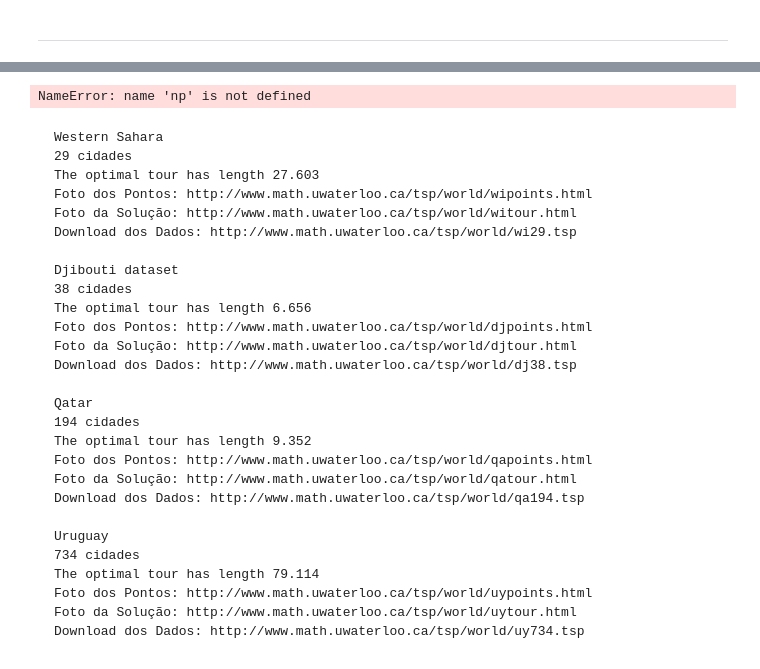
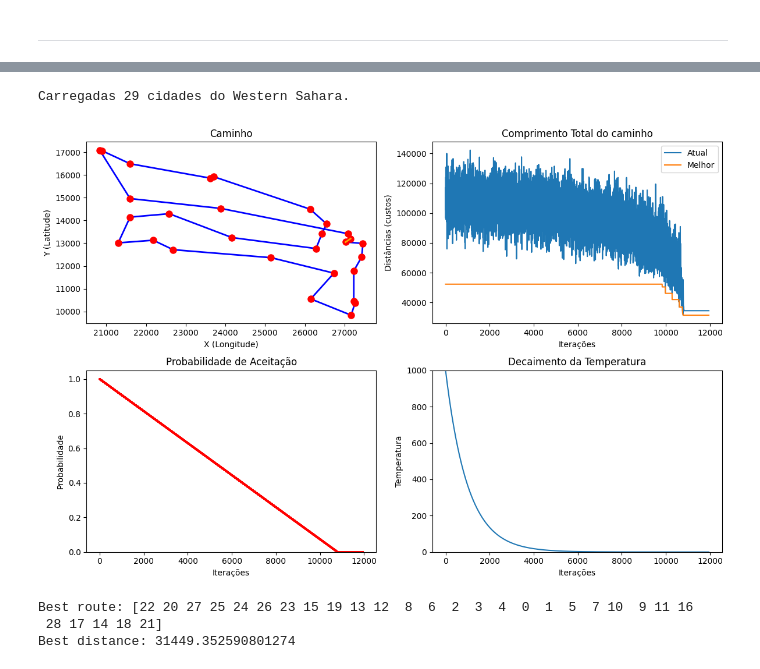
Before and after one commit to alan-saar/genetic-sa-otimization, a Jupyter notebook: A_SimulatedAnnealing_TSP.ipynb, the cells around one changed output, grey strips where cells are left out. Drawn from its saved outputs; the diff is of its cells as text; code cells hidden in the pictures.

```diff
--- a/A_SimulatedAnnealing_TSP.ipynb
+++ b/A_SimulatedAnnealing_TSP.ipynb
@@ -389,6 +360,6 @@ import pandas as pd
 # %%
-# url_coordenadas_cidade = 'https://www.math.uwaterloo.ca/tsp/world/wi29.tsp'
-url_coordenadas_cidade = 'http://www.math.uwaterloo.ca/tsp/world/qa194.tsp'
+url_coordenadas_cidade = 'https://www.math.uwaterloo.ca/tsp/world/wi29.tsp'
+#url_coordenadas_cidade = 'http://www.math.uwaterloo.ca/tsp/world/qa194.tsp'
 
 df_coordenadas = pd.read_table(
                     url_coordenadas_cidade,
@@ -403,0 +373,6 @@ df_coordenadas = pd.read_table(
+# %%
+# df_coordenadas
+NUM_CITIES = len(df_coordenadas)
+print(f"Carregadas {NUM_CITIES} cidades do Western Sahara.")
+# %% [output]
+Carregadas 29 cidades do Western Sahara.
@@ -404,43 +464,19 @@ df_coordenadas = pd.read_table(
 # %%
     # Exemplo de uso
     cities = np.array(df_coordenadas)
 
     initial_temperature = 1000.0    # 100 200 500 1000 2000
     cooling_rate = 0.999            # 0.99, 0.995, 0.997 0.999
     iterations = 12000
 
-    best_route, best_distance = simulated_annealing(cities, initial_temperature, cooling_rate, iterations)
+    best_route, best_distance, fitness_history = simulated_annealing_tsp_linear(cities, initial_temperature, cooling_rate, iterations)
+    #best_route, best_distance, fitness_history = simulated_annealing_tsp_linear(iterations)
+
 
     print("Best route:", best_route)
     print("Best distance:", best_distance)
 # %% [output]
+[figure, added]
-NameError: name 'np' is not defined
+Best route: [22 20 27 25 24 26 23 15 19 13 12  8  6  2  3  4  0  1  5  7 10  9 11 16
+ 28 17 14 18 21]
+Best distance: 31449.352590801274
-# %% [markdown]
-
-    Western Sahara
-    29 cidades
-    The optimal tour has length 27.603
-    Foto dos Pontos: http://www.math.uwaterloo.ca/tsp/world/wipoints.html
-    Foto da Solução: http://www.math.uwaterloo.ca/tsp/world/witour.html
-    Download dos Dados: http://www.math.uwaterloo.ca/tsp/world/wi29.tsp
-
-    Djibouti dataset
-    38 cidades
-    The optimal tour has length 6.656
-    Foto dos Pontos: http://www.math.uwaterloo.ca/tsp/world/djpoints.html
-    Foto da Solução: http://www.math.uwaterloo.ca/tsp/world/djtour.html
-    Download dos Dados: http://www.math.uwaterloo.ca/tsp/world/dj38.tsp
-
-    Qatar
-    194 cidades
-    The optimal tour has length 9.352
-    Foto dos Pontos: http://www.math.uwaterloo.ca/tsp/world/qapoints.html
-    Foto da Solução: http://www.math.uwaterloo.ca/tsp/world/qatour.html
-    Download dos Dados: http://www.math.uwaterloo.ca/tsp/world/qa194.tsp
-
-    Uruguay
-    734 cidades
-    The optimal tour has length 79.114
-    Foto dos Pontos: http://www.math.uwaterloo.ca/tsp/world/uypoints.html
-    Foto da Solução: http://www.math.uwaterloo.ca/tsp/world/uytour.html
-    Download dos Dados: http://www.math.uwaterloo.ca/tsp/world/uy734.tsp
```
Also changed, not shown: parts of 13 cells of this notebook, 2 other files.
